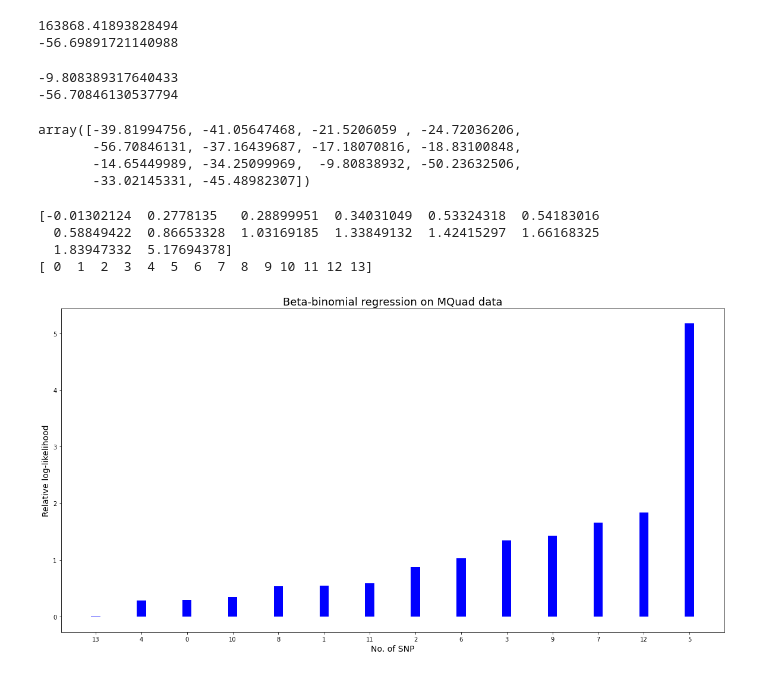
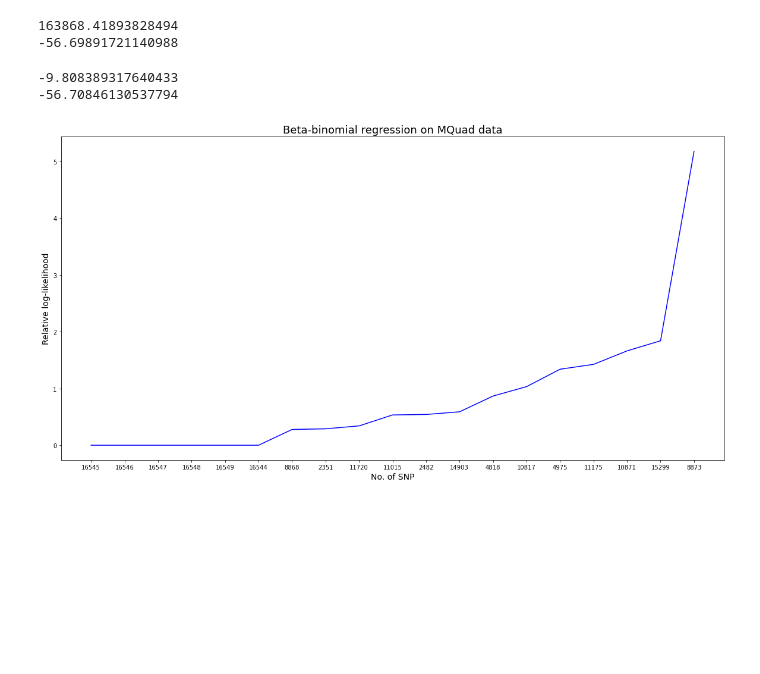
Before and after one commit to StatBiomed/GLM-hackathon, a Jupyter notebook: Betabin/Betabin_full.ipynb, the cells around one changed output. Drawn from its saved outputs; the diff is of its cells as text; code cells hidden in the pictures; blank space fills up the shorter version.

Commit message:
Modification of graph

```diff
--- a/Betabin/Betabin_full.ipynb
+++ b/Betabin/Betabin_full.ipynb
@@ -98,12 +98,14 @@ AD1 = np.asarray(AD.todense())
 DP1 = np.asarray(DP.todense())
 # %%
 AD2 = []
+SNPS = []
 for i in range(len(AD1)):
     if AD1[i].all() == 0:
         continue
     elif (AD1[i].all() == DP1[i]).all():
         continue
     AD2.append(AD1[i])
+    SNPS.append(i)
 
 DP2 = []
 for i in range(len(DP1)):
@@ -210,45 +212,40 @@ for SNP in range(len(AD2)):
 print(max(nil_LL))
 print(min(nil_LL))
 nil_LL = np.array(nil_LL)
-nil_LL
 # %% [output]
 -9.808389317640433
 -56.70846130537794
-array([-39.81994756, -41.05647468, -21.5206059 , -24.72036206,
-       -56.70846131, -37.16439687, -17.18070816, -18.83100848,
-       -14.65449989, -34.25099969,  -9.80838932, -50.23632506,
-       -33.02145331, -45.48982307])
 # %%
-SNPS = np.arange(len(yValues))
 fig, ax1 = plt.subplots(figsize = (20, 10))
-yValues = all_LL-nil_LL
+
+yValues = np.zeros(len(AD1)-14)
+temp = all_LL-nil_LL
+yValues = np.concatenate((yValues, temp))
+SNPS = np.concatenate((np.arange(len(yValues)-len(SNPS)), SNPS))
+yValues = yValues[-20:-1]
+SNPS = SNPS[-20:-1]
 xValues = np.arange(len(SNPS))
 
 for i in range(len(yValues)):
     for j in range(len(yValues)):
         if yValues[i] < yValues[j]:
             temp = yValues[i]
             yValues[i] = yValues[j]
             yValues[j] = temp
             temp2 = SNPS[i]
             SNPS[i] = SNPS[j]
             SNPS[j] = temp2
+        elif yValues[i] == 0:
+            continue
 SNPS.astype('str')
-print(yValues)
-print(xValues)
 
-plt.bar(xValues, yValues, width=0.2, color ='b', zorder=5, label='All clones')
+plt.plot(xValues, yValues, color ='b', zorder=5, label='All clones')
 ax1.set_xticks(xValues)
 ax1.set_xticklabels(SNPS)
 plt.title("Beta-binomial regression on MQuad data", fontsize=18)
 plt.xlabel("No. of SNP", fontsize=14)
 plt.ylabel("Relative log-likelihood", fontsize=14)
 plt.savefig('betabin.png')
-
 plt.show()
 # %% [output]
-[-0.01302124  0.2778135   0.28899951  0.34031049  0.53324318  0.54183016
-  0.58849422  0.86653328  1.03169185  1.33849132  1.42415297  1.66168325
-  1.83947332  5.17694378]
-[ 0  1  2  3  4  5  6  7  8  9 10 11 12 13]
-[figure, old version]
+[figure, new version]
```
Also changed, not shown: 1 other file.
